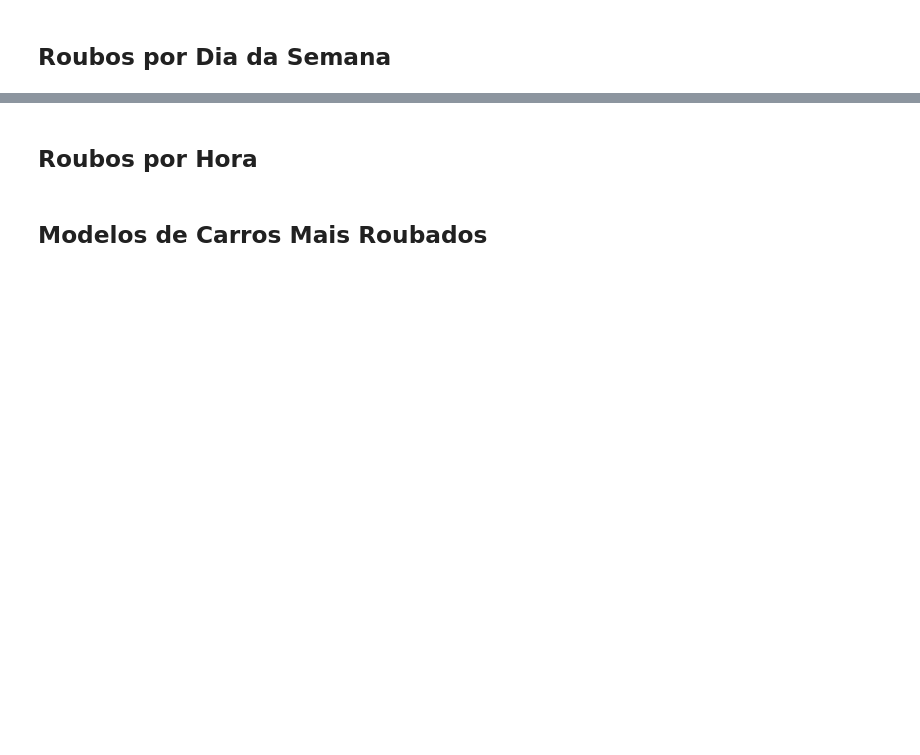
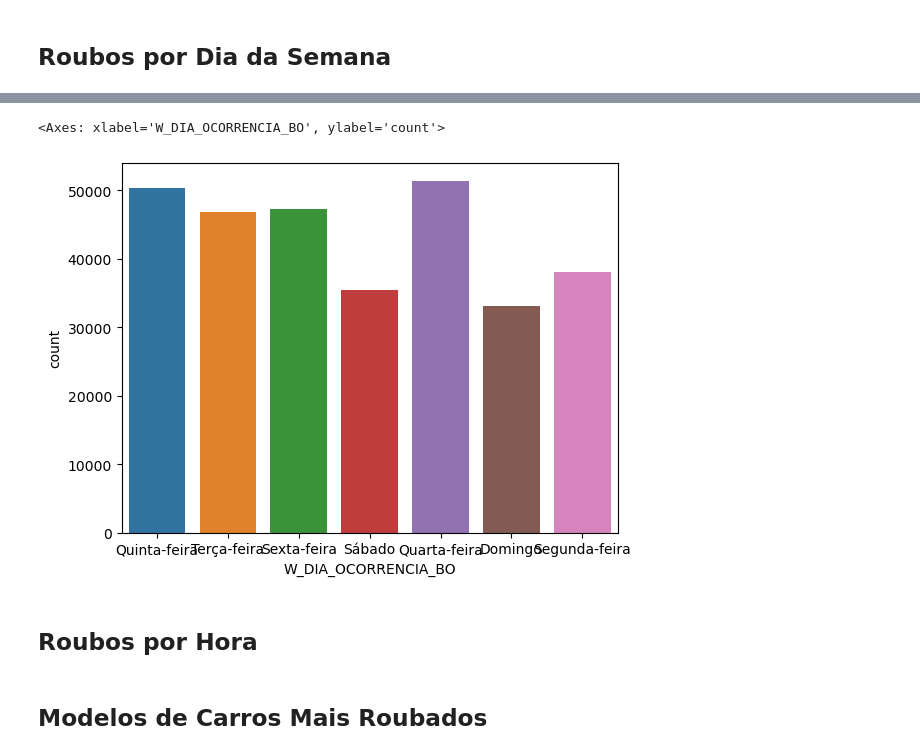
Before and after one commit to gabrielzerraa/Veiculos-roubados-SP, a Jupyter notebook: Veiculos-roubados-SP.ipynb, the cells around one changed output, grey strips where cells are left out. Cells and saved outputs as stored; diff of their text form; code cells hidden in the pictures; blank space fills up the shorter version.

```diff
--- a/Veiculos-roubados-SP.ipynb
+++ b/Veiculos-roubados-SP.ipynb
@@ -268,2 +297,24 @@ df2 = df.copy()
 # %% [markdown]
 ## Roubos por Dia da Semana
+# %%
+roubos_por_dia = df.copy()
+# %%
+# Extrair o dia da semana
+roubos_por_dia['W_DIA_OCORRENCIA_BO'] = roubos_por_dia['DATA_OCORRENCIA_BO'].dt.day_name()
+
+# Dicionário com os dias da semana em inglês e portugues
+dias_semana = {
+    'Monday': 'Segunda-feira',
+    'Tuesday': 'Terça-feira',
+    'Wednesday': 'Quarta-feira',
+    'Thursday': 'Quinta-feira',
+    'Friday': 'Sexta-feira',
+    'Saturday': 'Sábado',
+    'Sunday': 'Domingo'
+}
+
+# Traduzir os nomes para portugues
+roubos_por_dia['W_DIA_OCORRENCIA_BO'] = roubos_por_dia['W_DIA_OCORRENCIA_BO'].map(dias_semana)
+
+# print
+roubos_por_dia.head()
@@ -270,3 +328,8 @@ df2 = df.copy()
+# %%
+sns.countplot(roubos_por_dia, x="W_DIA_OCORRENCIA_BO")
+# %% [output]
+<Axes: xlabel='W_DIA_OCORRENCIA_BO', ylabel='count'>
+[figure, added]
 # %% [markdown]
 ## Roubos por Hora
 # %% [markdown]
```
Also changed, not shown: parts of 15 cells of this notebook.
